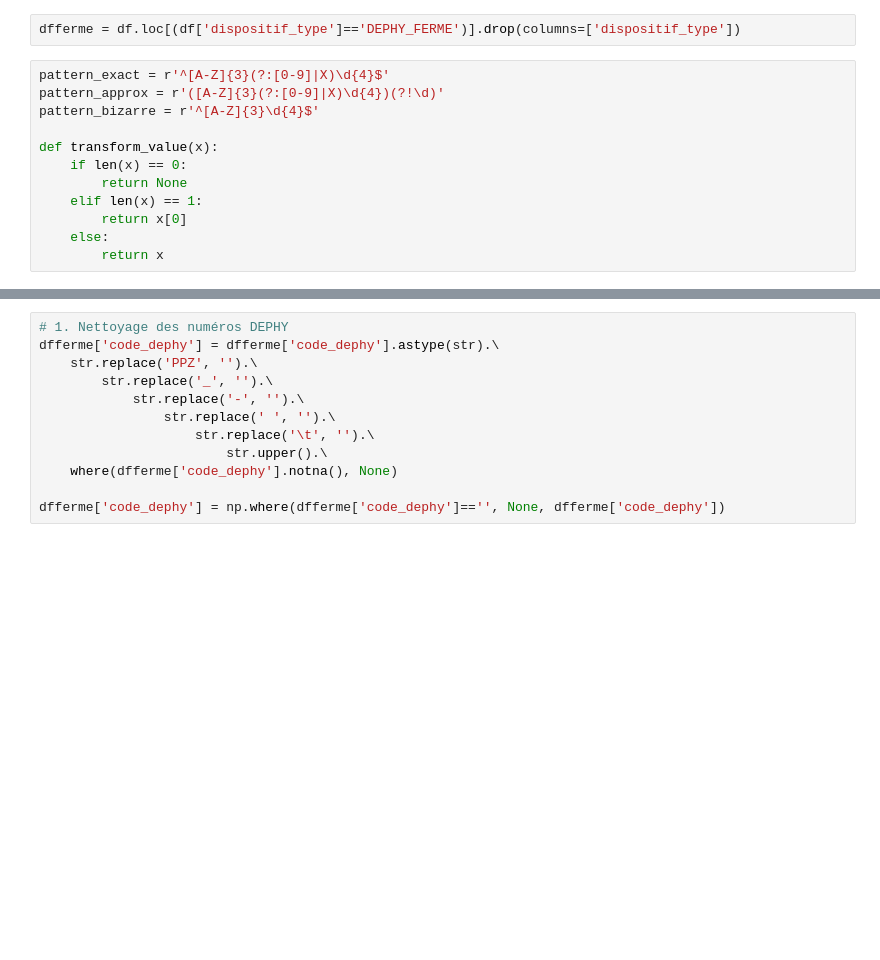
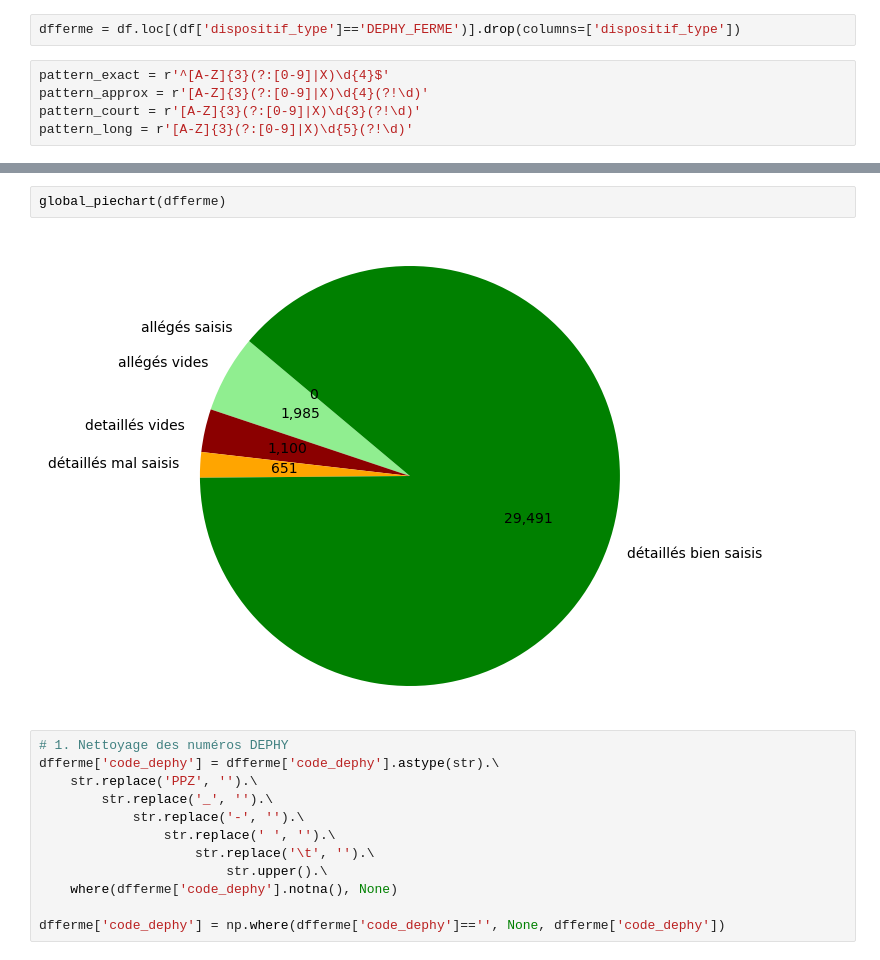
Before and after one commit to beren2/catalogue_script_agrosyst, a Jupyter notebook: thomas_prolong_numdephy/nettoyage_numdephy.ipynb, the cells around one changed output, grey strips where cells are left out. Saved outputs shown, nothing was run; the diff lists cells and outputs as text; blank space fills up the shorter version.

```diff
--- a/thomas_prolong_numdephy/nettoyage_numdephy.ipynb
+++ b/thomas_prolong_numdephy/nettoyage_numdephy.ipynb
@@ -35,14 +37,7 @@ df = df.merge(domaine, on='domaine_id', how='left')
 dfferme = df.loc[(df['dispositif_type']=='DEPHY_FERME')].drop(columns=['dispositif_type'])
 # %%
 pattern_exact = r'^[A-Z]{3}(?:[0-9]|X)\d{4}$'
-pattern_approx = r'([A-Z]{3}(?:[0-9]|X)\d{4})(?!\d)'
-pattern_bizarre = r'^[A-Z]{3}\d{4}$'
-
-def transform_value(x):
-    if len(x) == 0:
-        return None
-    elif len(x) == 1:
-        return x[0]
-    else:
-        return x
+pattern_approx = r'[A-Z]{3}(?:[0-9]|X)\d{4}(?!\d)'
+pattern_court = r'[A-Z]{3}(?:[0-9]|X)\d{3}(?!\d)'
+pattern_long = r'[A-Z]{3}(?:[0-9]|X)\d{5}(?!\d)'
 # %%
@@ -71,3 +78,7 @@ Nombre de numéro DEPHY
+# %%
+global_piechart(dfferme)
+# %% [output]
+[figure, added]
 # %%
 # 1. Nettoyage des numéros DEPHY
 dfferme['code_dephy'] = dfferme['code_dephy'].astype(str).\
```
Also changed, not shown: parts of 21 cells of this notebook.
